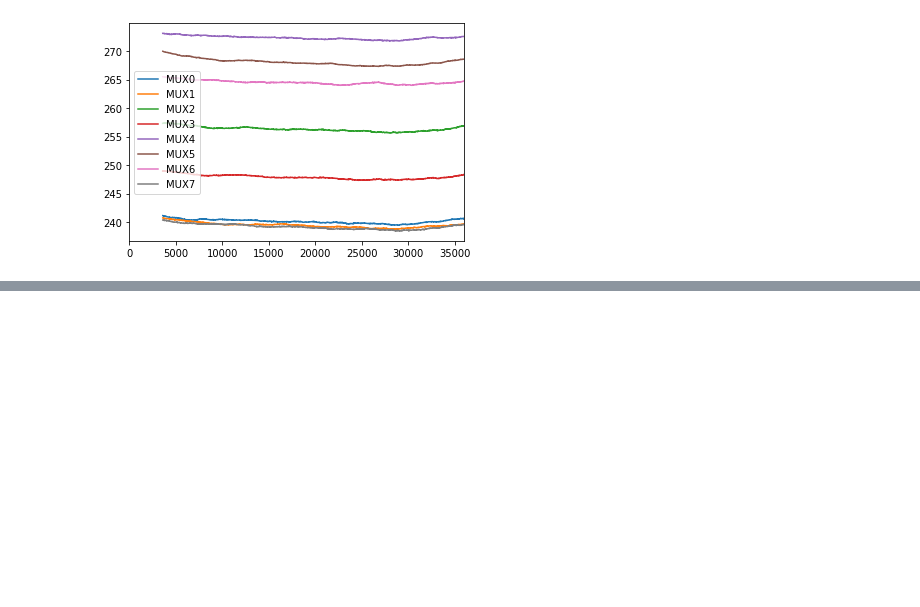
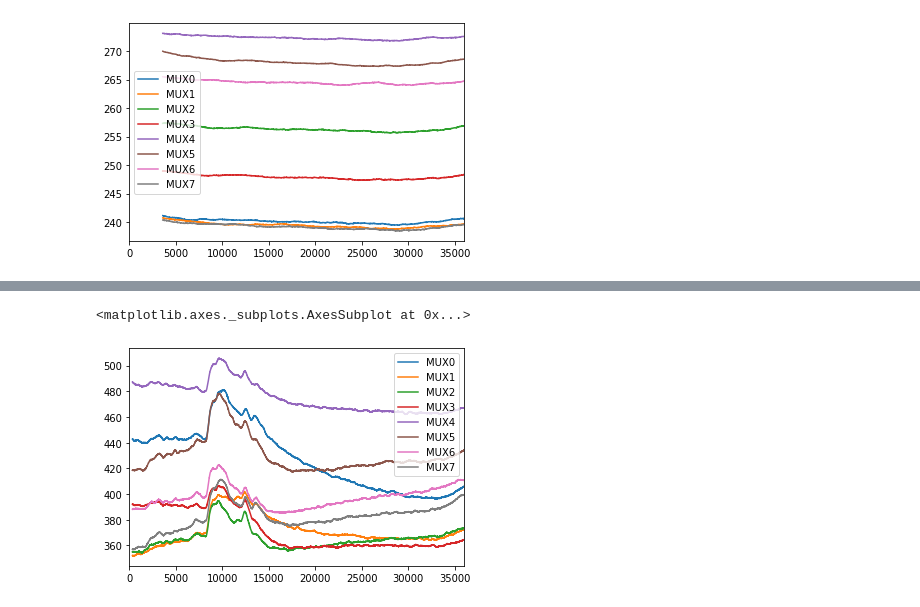
Before and after one commit to mygs/babilonia, a Jupyter notebook: research/mux-capacitive/moisture.ipynb, the cells around one changed output, grey strips where cells are left out. Saved outputs shown, nothing was run; the diff lists cells and outputs as text; code cells hidden in the pictures; blank space fills up the shorter version.

Commit message:
test 2k

```diff
--- a/research/mux-capacitive/moisture.ipynb
+++ b/research/mux-capacitive/moisture.ipynb
@@ -302,0 +305,3 @@ df1002[['MUX0','MUX1','MUX2','MUX3','MUX4','MUX5','MUX6','MUX7']].rolling(3600).
+# %%
+df2000 = pd.read_csv("test2000.csv")
+print("Duration:", df2000.shape[0]/(60*60), "hours")
@@ -302,0 +322,5 @@ df1002[['MUX0','MUX1','MUX2','MUX3','MUX4','MUX5','MUX6','MUX7']].rolling(3600).
+# %%
+df2000[['MUX0','MUX1','MUX2','MUX3','MUX4','MUX5','MUX6','MUX7']].rolling(360).mean().plot()
+# %% [output]
+<matplotlib.axes._subplots.AxesSubplot at 0x...>
+[figure, added]
```
Also changed, not shown: parts of 6 cells of this notebook, 2 other files.
